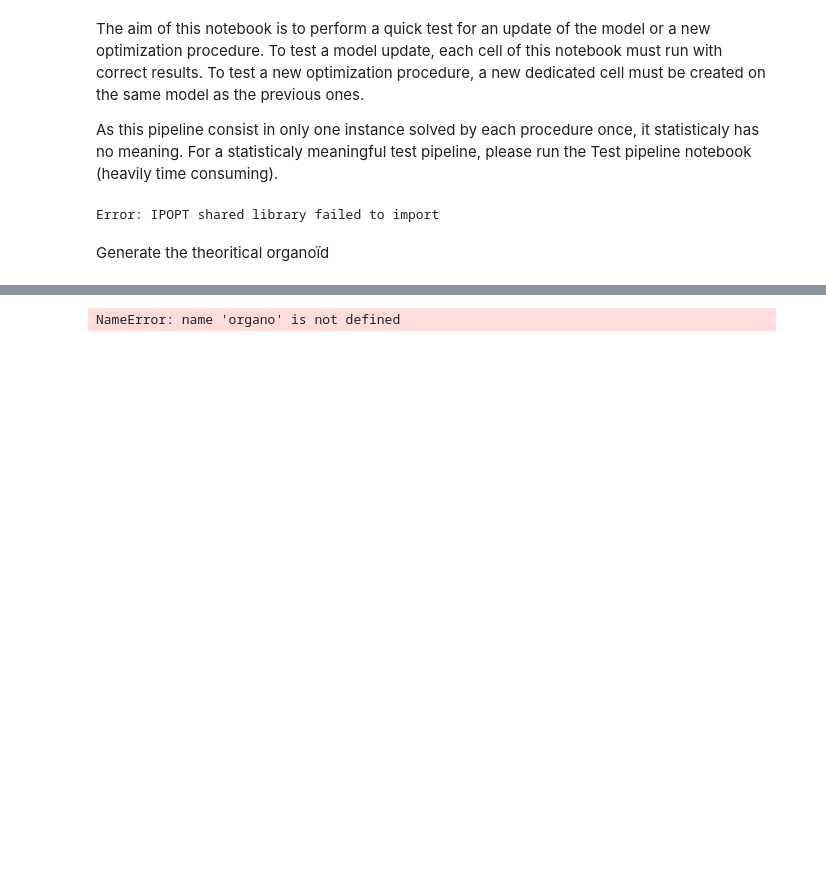
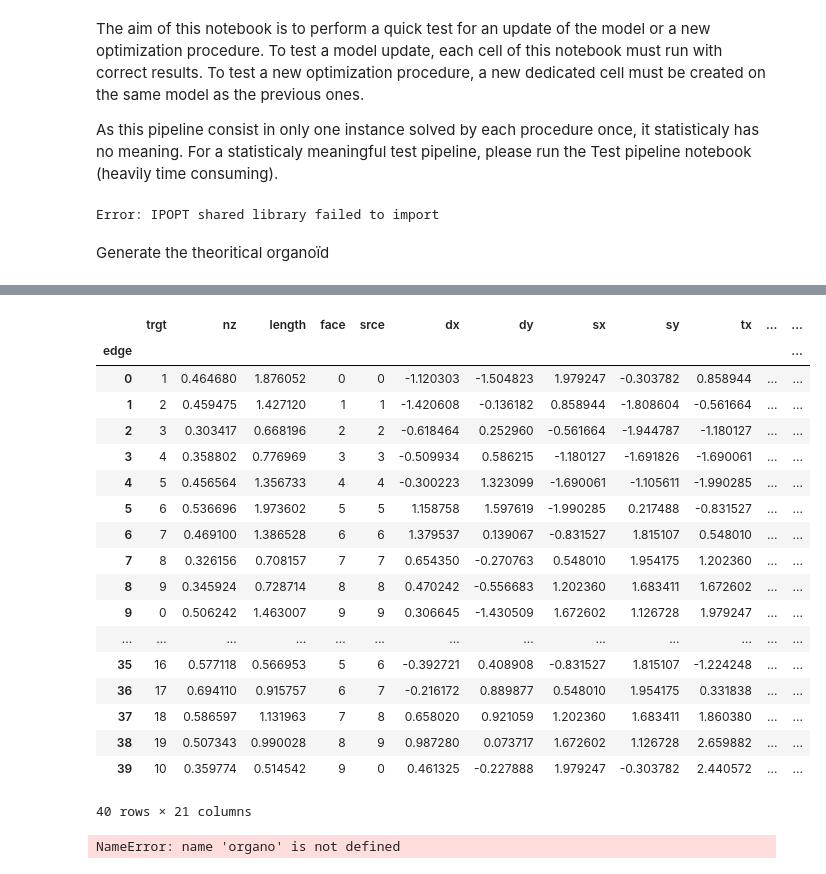
Before and after one commit to felixquinton/tyssue-taylor, a Jupyter notebook: notebooks/Quick test pipeline-Copy brouillon.ipynb, the cells around one changed output, grey strips where cells are left out. Saved outputs shown, nothing was run; the diff lists cells and outputs as text; code cells hidden in the pictures; blank space fills up the shorter version.

```diff
--- a/notebooks/Quick test pipeline-Copy brouillon.ipynb
+++ b/notebooks/Quick test pipeline-Copy brouillon.ipynb
@@ -43 +80,23 @@ seed = 1678
+# %%
+organo.edge_df
+# %% [output]
+|  | trgt | nz | length | face | srce | dx | dy | sx | sy | tx | ... | ... |
+| edge |  |  |  |  |  |  |  |  |  |  |  | ... |
+| 0 | 1 | 0.464680 | 1.876052 | 0 | 0 | -1.120303 | -1.504823 | 1.979247 | -0.303782 | 0.858944 | ... | ... |
+| 1 | 2 | 0.459475 | 1.427120 | 1 | 1 | -1.420608 | -0.136182 | 0.858944 | -1.808604 | -0.561664 | ... | ... |
+| 2 | 3 | 0.303417 | 0.668196 | 2 | 2 | -0.618464 | 0.252960 | -0.561664 | -1.944787 | -1.180127 | ... | ... |
+| 3 | 4 | 0.358802 | 0.776969 | 3 | 3 | -0.509934 | 0.586215 | -1.180127 | -1.691826 | -1.690061 | ... | ... |
+| 4 | 5 | 0.456564 | 1.356733 | 4 | 4 | -0.300223 | 1.323099 | -1.690061 | -1.105611 | -1.990285 | ... | ... |
+| 5 | 6 | 0.536696 | 1.973602 | 5 | 5 | 1.158758 | 1.597619 | -1.990285 | 0.217488 | -0.831527 | ... | ... |
+| 6 | 7 | 0.469100 | 1.386528 | 6 | 6 | 1.379537 | 0.139067 | -0.831527 | 1.815107 | 0.548010 | ... | ... |
+| 7 | 8 | 0.326156 | 0.708157 | 7 | 7 | 0.654350 | -0.270763 | 0.548010 | 1.954175 | 1.202360 | ... | ... |
+| 8 | 9 | 0.345924 | 0.728714 | 8 | 8 | 0.470242 | -0.556683 | 1.202360 | 1.683411 | 1.672602 | ... | ... |
+| 9 | 0 | 0.506242 | 1.463007 | 9 | 9 | 0.306645 | -1.430509 | 1.672602 | 1.126728 | 1.979247 | ... | ... |
+| ... | ... | ... | ... | ... | ... | ... | ... | ... | ... | ... | ... | ... |
+| 35 | 16 | 0.577118 | 0.566953 | 5 | 6 | -0.392721 | 0.408908 | -0.831527 | 1.815107 | -1.224248 | ... | ... |
+| 36 | 17 | 0.694110 | 0.915757 | 6 | 7 | -0.216172 | 0.889877 | 0.548010 | 1.954175 | 0.331838 | ... | ... |
+| 37 | 18 | 0.586597 | 1.131963 | 7 | 8 | 0.658020 | 0.921059 | 1.202360 | 1.683411 | 1.860380 | ... | ... |
+| 38 | 19 | 0.507343 | 0.990028 | 8 | 9 | 0.987280 | 0.073717 | 1.672602 | 1.126728 | 2.659882 | ... | ... |
+| 39 | 10 | 0.359774 | 0.514542 | 9 | 0 | 0.461325 | -0.227888 | 1.979247 | -0.303782 | 2.440572 | ... | ... |
+40 rows × 21 columns
 # %%
```
Also changed, not shown: parts of 9 cells of this notebook, 11 other files.
